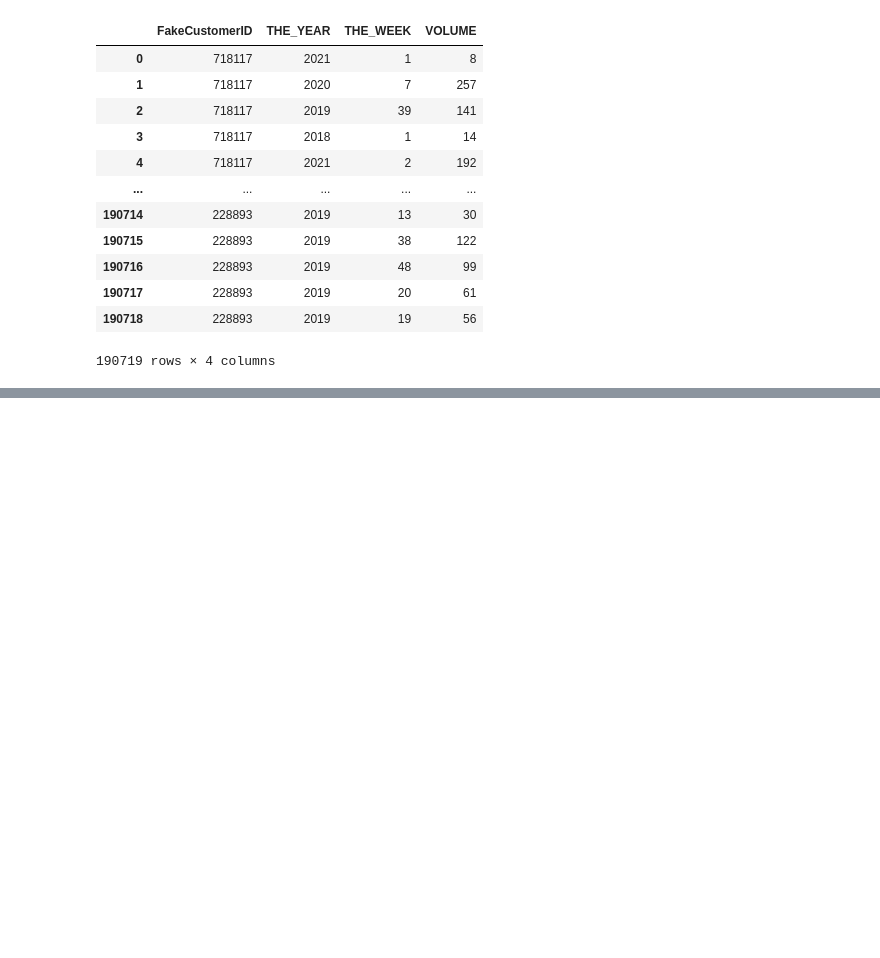
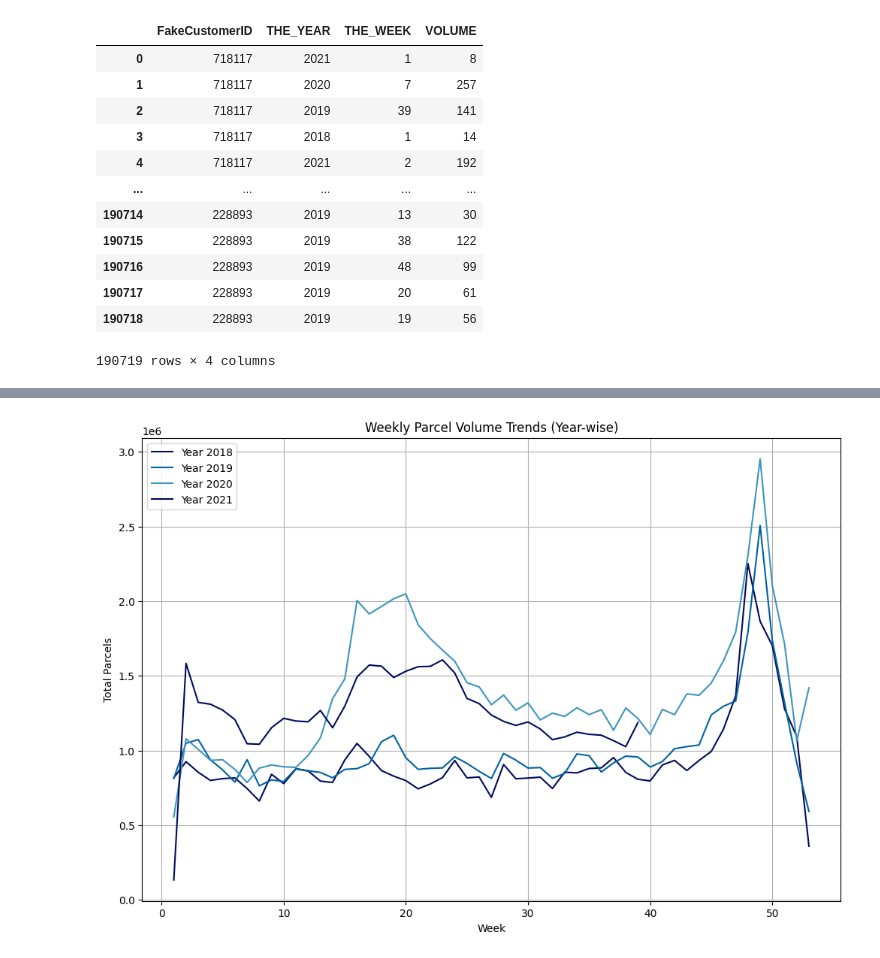
Before and after one commit to luvgadhvi/parcel-analysis, a Jupyter notebook: Final_Project_Group_2.ipynb, the cells around one changed output, grey strips where cells are left out. Drawn from its saved outputs; the diff is of its cells as text; code cells hidden in the pictures; blank space fills up the shorter version.

```diff
--- a/Final_Project_Group_2.ipynb
+++ b/Final_Project_Group_2.ipynb
@@ -376,0 +68,2 @@ Name: count, dtype: int64
+# %%
+colors = ['#000b5d', '#0063a1', '#3e95be']
@@ -376,0 +126,2 @@ Name: count, dtype: int64
+# %%
+weekly_pivot = parcel_data.pivot_table(values='VOLUME', index='THE_WEEK', columns='THE_YEAR', aggfunc='sum')
@@ -376,0 +149,12 @@ Name: count, dtype: int64
+# %%
+plt.figure(figsize=(12, 8))
+for idx, year in enumerate(weekly_pivot.columns):
+    plt.plot(weekly_pivot.index, weekly_pivot[year], label=f'Year {year}', color=colors[idx % len(colors)])
+plt.title('Weekly Parcel Volume Trends (Year-wise)')
+plt.xlabel('Week')
+plt.ylabel('Total Parcels')
+plt.grid(True)
+plt.legend()
+plt.show()
+# %% [output]
+[figure, added]
```
Also changed, not shown: parts of 39 cells of this notebook, 1 other file.
